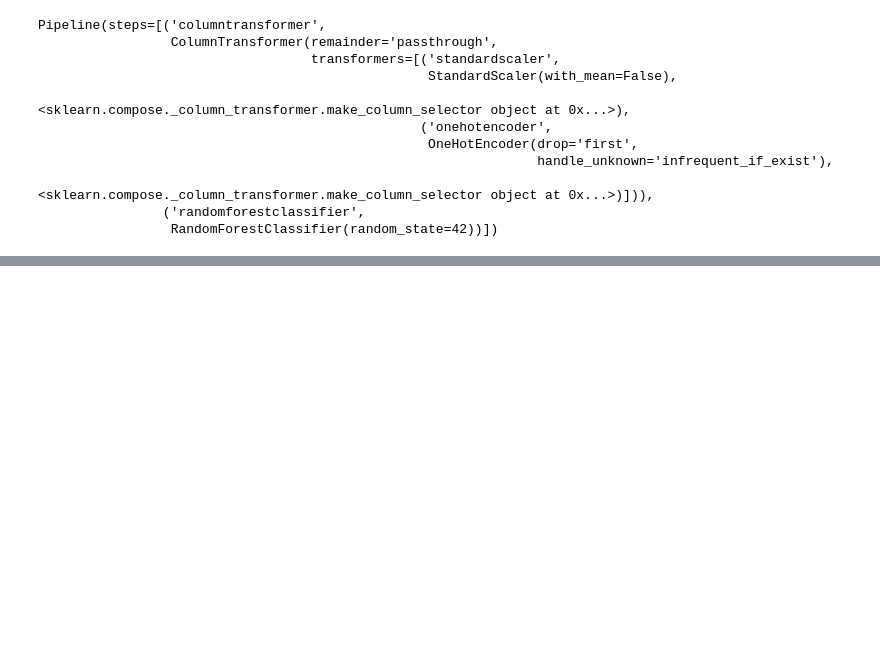
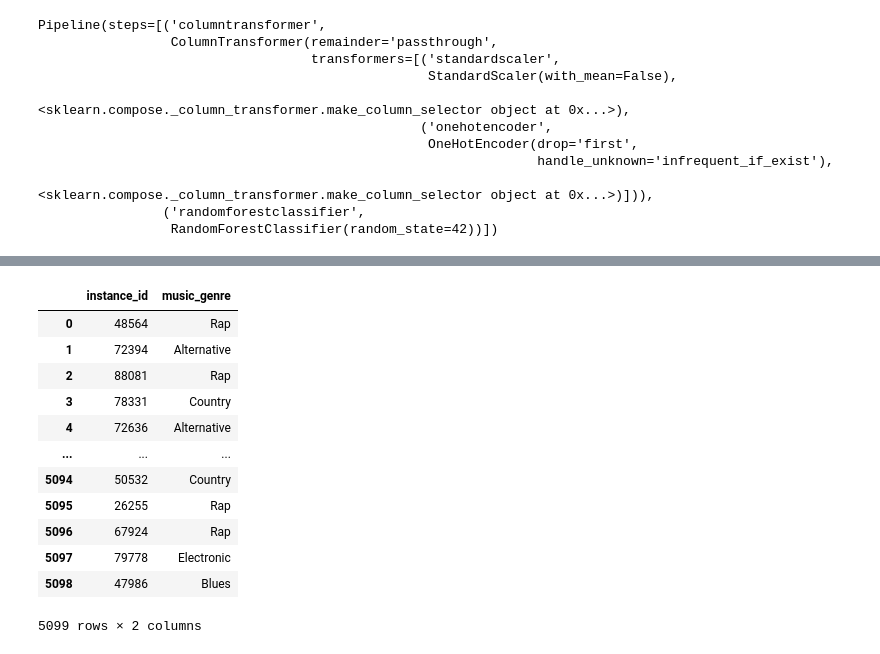
Before and after one commit to MasterVvisput/Learning-with-a-teacher, a Jupyter notebook: Соревнование.ipynb, the cells around one changed output, grey strips where cells are left out. Cells and saved outputs as stored; diff of their text form; code cells hidden in the pictures; blank space fills up the shorter version.

```diff
--- a/Соревнование.ipynb
+++ b/Соревнование.ipynb
@@ -492,0 +575,4 @@ array(['Hip-Hop', 'Blues', 'Rap', ..., 'Hip-Hop', 'Electronic', 'Jazz'],
+# %%
+pred = grid_clf.predict(data_test)
+pred = pd.Series(pred.reshape((pred.shape[0],)))
+pred
@@ -493,4 +592,19 @@ array(['Hip-Hop', 'Blues', 'Rap', ..., 'Hip-Hop', 'Electronic', 'Jazz'],
 # %%
-source_data = {'instance_id': instance_id, 'music_genre':pred_test}
+source_data = {'instance_id': instance_id, 'music_genre':pred}
 answer = pd.DataFrame(source_data)
 answer.to_csv('answer.csv', index=False)
+answer
+# %% [output]
+|  | instance_id | music_genre |
+| 0 | 48564 | Rap |
+| 1 | 72394 | Alternative |
+| 2 | 88081 | Rap |
+| 3 | 78331 | Country |
+| 4 | 72636 | Alternative |
+| ... | ... | ... |
+| 5094 | 50532 | Country |
+| 5095 | 26255 | Rap |
+| 5096 | 67924 | Rap |
+| 5097 | 79778 | Electronic |
+| 5098 | 47986 | Blues |
+5099 rows × 2 columns
```
Also changed, not shown: parts of 59 cells of this notebook.
